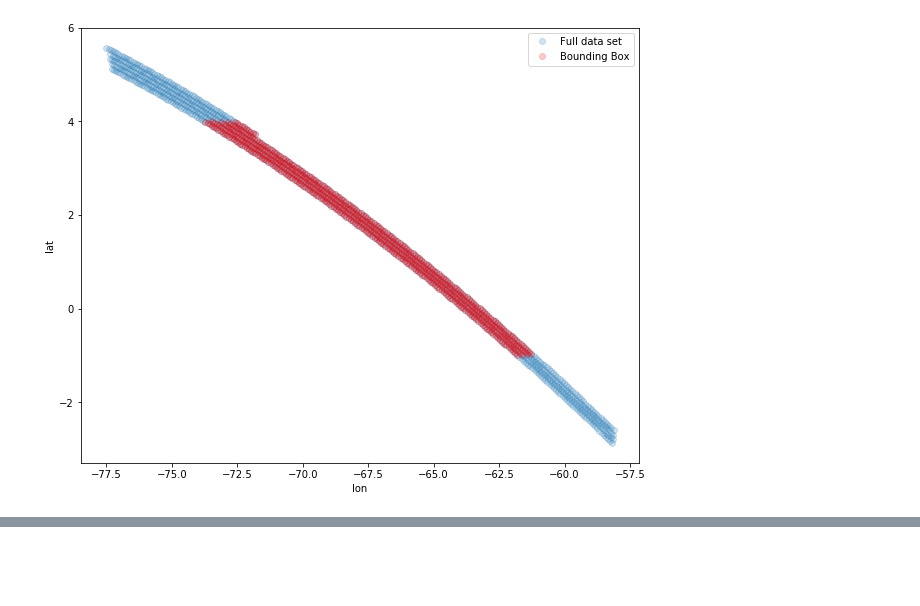
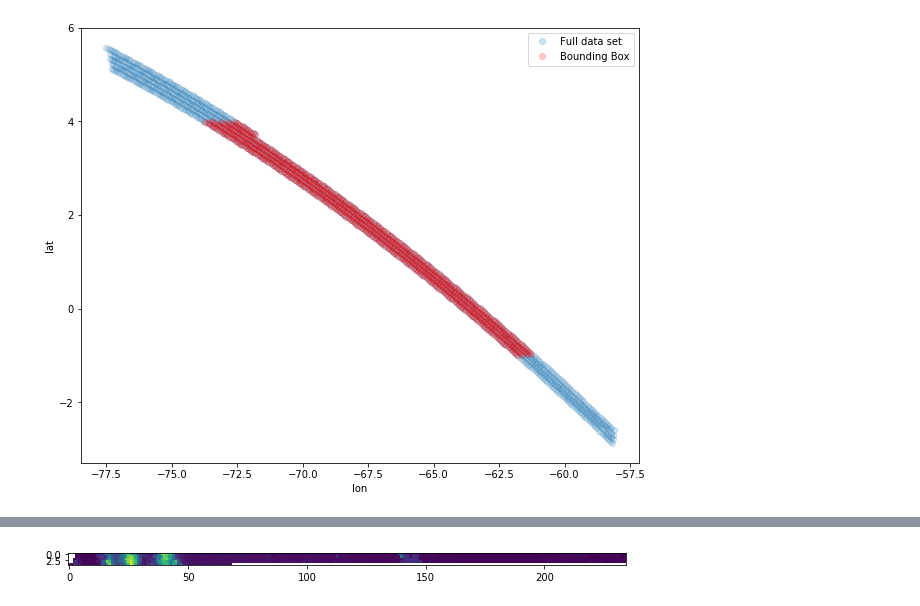
Before and after one commit to dongmeic/SDM, a Jupyter notebook: python/notebooks/data_manipulations.py.ipynb, the cells around one changed output, grey strips where cells are left out. Saved outputs shown, nothing was run; the diff lists cells and outputs as text; code cells hidden in the pictures; blank space fills up the shorter version.

Commit message:
added column2matrix()

```diff
--- a/python/notebooks/data_manipulations.py.ipynb
+++ b/python/notebooks/data_manipulations.py.ipynb
@@ -89,0 +90,29 @@ plt.legend(loc='upper right');
+# %%
+def column2matrix(df, column, cell_dim=10000):
+    '''
+    Convert a column from DataFrame df into a matrix representation with the upper-left cell
+    indexing beginning at [0, 0].
+    It is expected that the DataFrame has columns x and y.
+
+    Args:
+    df: DataFrame: the source data
+    column: string: the column name to extract
+    cel_dim: numeric: the dimensions of each grid cell
+
+    Returns: np.ndarray (a 2D list; matrix)
+    '''
+
+    xs = sorted(df.x.unique())
+    ys = sorted(df.y.unique())
+    matrix = np.array([[np.nan for y in range(len(ys))] for x in range(len(xs))])
+
+    for row in range(df.shape[0]):
+        x, y, value = df.loc[row, ['x', 'y', column]]
+        i = int((x - xs[0]) / cell_dim)
+        j = int((y - ys[0]) / cell_dim)
+        matrix[i, j] = value
+
+    return matrix
+# %%
+etopo_matrix = column2matrix(clim, 'etopo1')
+etopo_matrix
@@ -89,0 +127,4 @@ plt.legend(loc='upper right');
+# %%
+imshow(etopo_matrix.T); # .T is transpose
+# %% [output]
+[figure, added]
```
Also changed, not shown: parts of 3 cells of this notebook.
